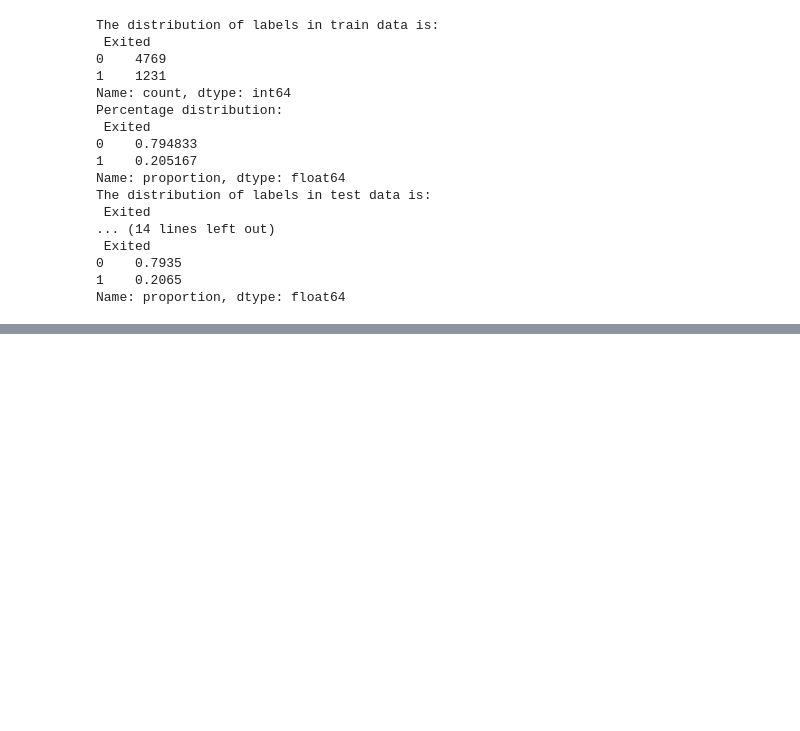
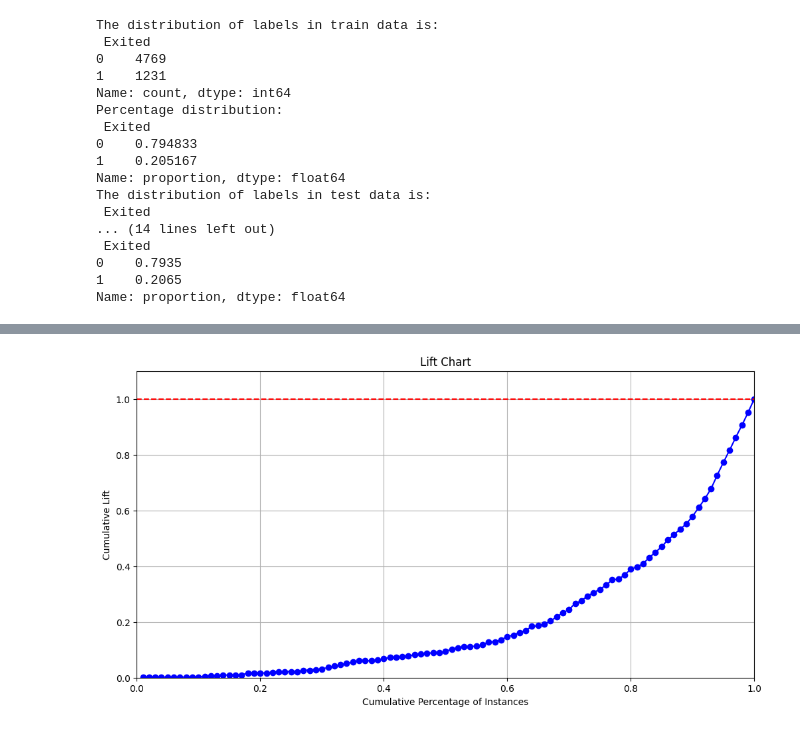
Before and after one commit to OlgaSoa/NAYA-Project4, a Jupyter notebook: Classification_project_Olga.ipynb, the cells around one changed output, grey strips where cells are left out. Cells and saved outputs as stored; diff of their text form; code cells hidden in the pictures; blank space fills up the shorter version.

```diff
--- a/Classification_project_Olga.ipynb
+++ b/Classification_project_Olga.ipynb
@@ -342,0 +643,31 @@ Name: proportion, dtype: float64
+# %%
+# Create a DataFrame with actual and predicted probabilities
+results = pd.DataFrame({
+    'True': y_val,
+    'Predicted_Probabilities': y_scores
+})
+
+# Sort by predicted probabilities
+results = results.sort_values(by='Predicted_Probabilities', ascending=False)
+# %%
+# Define the number of bins
+num_bins = 100
+
+# Total number of positive cases
+total_positives = results['True'].sum()
+
+# Create bins and calculate lift
+results['Bin'] = pd.qcut(results['Predicted_Probabilities'], num_bins, labels=False)
+lift_data = results.groupby('Bin').agg(
+    Positives=('True', 'sum'),
+    Total=('True', 'count')
+).reset_index()
+
+# Calculate lift
+lift_data['Lift'] = lift_data['Positives'] / total_positives
+lift_data['Percentage'] = lift_data['Total'] / results.shape[0]  # Percentage of total instances
+lift_data['Cumulative_Percentage'] = lift_data['Percentage'].cumsum()
+lift_data['Cumulative_Lift'] = lift_data['Lift'].cumsum()
+
+lift_data_srtd=lift_data.sort_values(by='Bin', ascending=False)
+lift_data_srtd.head(30)
@@ -342,0 +692,16 @@ Name: proportion, dtype: float64
+# %%
+plt.figure(figsize=(12, 6))
+
+# Plot lift values
+plt.plot(lift_data['Cumulative_Percentage'], lift_data['Cumulative_Lift'], marker='o', color='blue')
+plt.axhline(y=1, color='red', linestyle='--')  # Random guessing line
+
+plt.title('Lift Chart')
+plt.xlabel('Cumulative Percentage of Instances')
+plt.ylabel('Cumulative Lift')
+plt.xlim([0, lift_data['Cumulative_Percentage'].max()])
+plt.ylim([0, lift_data['Cumulative_Lift'].max() * 1.1])
+plt.grid()
+plt.show()
+# %% [output]
+[figure, added]
```
Also changed, not shown: parts of 25 cells of this notebook.
